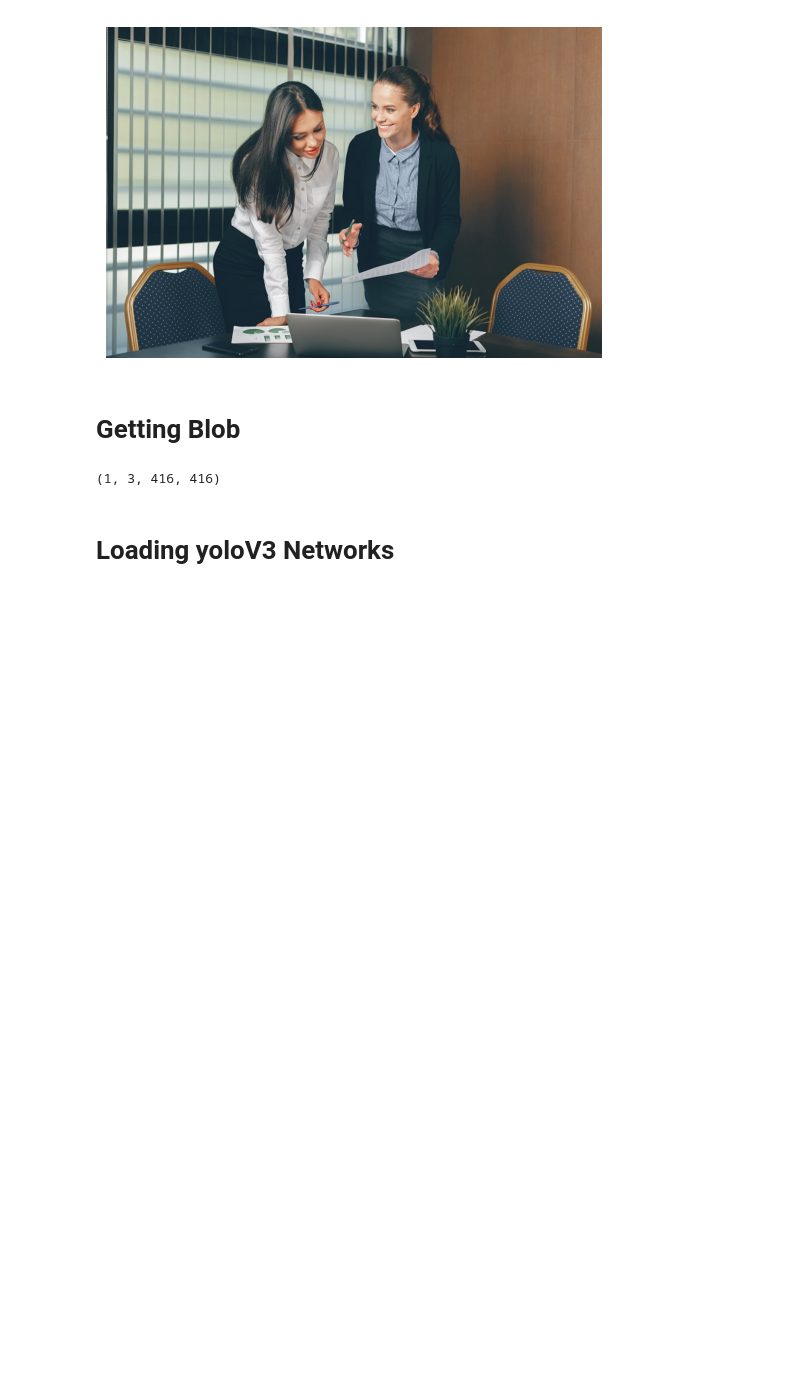
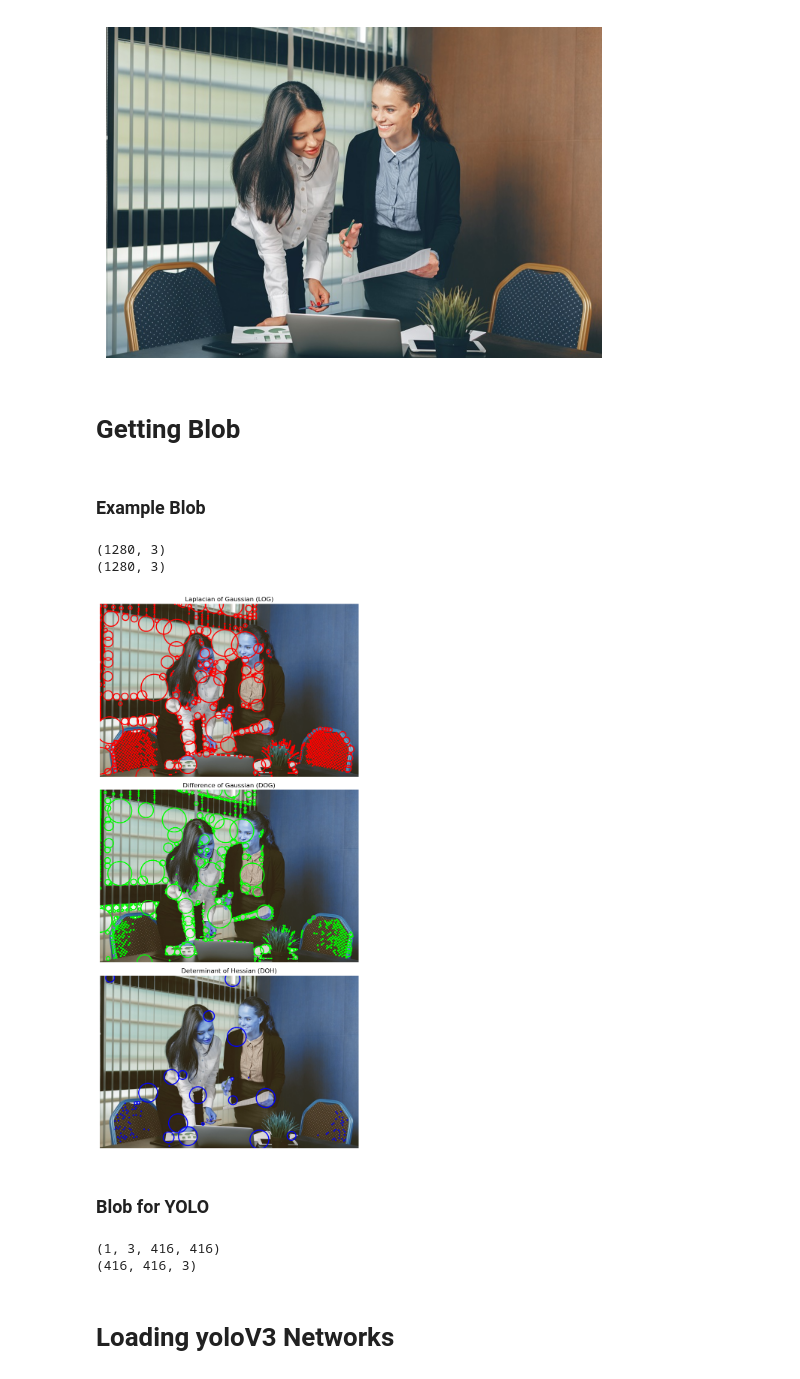
Before and after one commit to fernandapratama/Computer_Vision, a Jupyter notebook: Image Detection using YoloV3.ipynb, the cells around one changed output. Drawn from its saved outputs; the diff is of its cells as text; code cells hidden in the pictures; blank space fills up the shorter version.

```diff
--- a/Image Detection using YoloV3.ipynb
+++ b/Image Detection using YoloV3.ipynb
@@ -23,21 +23,91 @@ plt.show()
 [figure]
 # %% [markdown]
 # Getting Blob
+# %% [markdown]
+### Example Blob
+# %%
+from skimage import data, color
+from skimage.feature import blob_log, blob_dog, blob_doh
+from skimage.io import imread
+from skimage.color import rgb2gray
+
+image_rgb = cv.cvtColor(image, cv.COLOR_BGR2RGB)
+gray_image = rgb2gray(image_rgb)
+
+# Blob detection using Laplacian of Gaussian (LOG)
+blobs_log = blob_log(gray_image, max_sigma=30, num_sigma=10, threshold=.1)
+
+# Compute radii in the 3rd column for LOG
+blobs_log[:, 2] = blobs_log[:, 2] * np.sqrt(2)                     # Shape = (n, 3) is (y, x, r) for draw a circles
+
+# Blob detection using Difference of Gaussian (DOG)
+blobs_dog = blob_dog(gray_image, max_sigma=30, threshold=.1)
+
+# Compute radii in the 3rd column for DOG
+blobs_dog[:, 2] = blobs_dog[:, 2] * np.sqrt(2)                     # Shape = (n, 3) is (y, x, r) for draw a circles
+
+# Blob detection using Determinant of Hessian (DOH)
+blobs_doh = blob_doh(gray_image, max_sigma=30, threshold=.01)      # Shape = (n, 3) is (y, x, r) for draw a circles
+
+
+#----------------------------------------------------------------------------------------------
+# Set up plotting
+fig, ax = plt.subplots(3, 1, figsize=(10,15))
+# LOG plot
+ax[0].imshow(image, cmap='gray')
+for blob in blobs_log:
+    y, x, r = blob
+    c = plt.Circle((x, y), r, color='red', linewidth=2, fill=False)
+    ax[0].add_patch(c)
+ax[0].set_title("Laplacian of Gaussian (LOG)")
+ax[0].axis('off')
+
+# DOG plot
+ax[1].imshow(image, cmap='gray')
+for blob in blobs_dog:
+    y, x, r = blob
+    c = plt.Circle((x, y), r, color='lime', linewidth=2, fill=False)
+    ax[1].add_patch(c)
+ax[1].set_title("Difference of Gaussian (DOG)")
+ax[1].axis('off')
+
+# DOH plot
+ax[2].imshow(image, cmap='gray')
+for blob in blobs_doh:
+    y, x, r = blob
+    c = plt.Circle((x, y), r, color='blue', linewidth=2, fill=False)
+    ax[2].add_patch(c)
+ax[2].set_title("Determinant of Hessian (DOH)")
+ax[2].axis('off')
+
+# Show the plot
+plt.tight_layout()
+plt.show()
+# %% [output]
+(1280, 3)
+(1280, 3)
+[figure, added]
+# %% [markdown]
+### Blob for YOLO
 # %%
 #Getting Blob
 blob = cv.dnn.blobFromImage(image, scalefactor=1/255.0, size=(416, 416), swapRB=True, crop=False)
 print(blob.shape)
 
 #Blob Visualization
-#blob_viz = blob[0].transpose(1,2,0)
-#print(blob_viz.shape)
+blob_viz = blob[0].transpose(1,2,0)
+print(blob_viz.shape)
+#blob_normalized = cv.normalize(blob_viz, None, 0, 255, cv.NORM_MINMAX)
+#blob_normalized = np.uint8(blob_normalized)
+
 #cv.imshow("Blob Img", cv.cvtColor(blob_viz, cv.COLOR_BGR2RGB))
 
 #cv.imshow("Image", image)
-cv.waitKey(0)
-cv.destroyAllWindows()
+#cv.waitKey(0)
+#cv.destroyAllWindows()
 # %% [output]
 (1, 3, 416, 416)
+(416, 416, 3)
 # %% [markdown]
 # Loading yoloV3 Networks
 # %%
```
Also changed, not shown: parts of 13 cells of this notebook.
